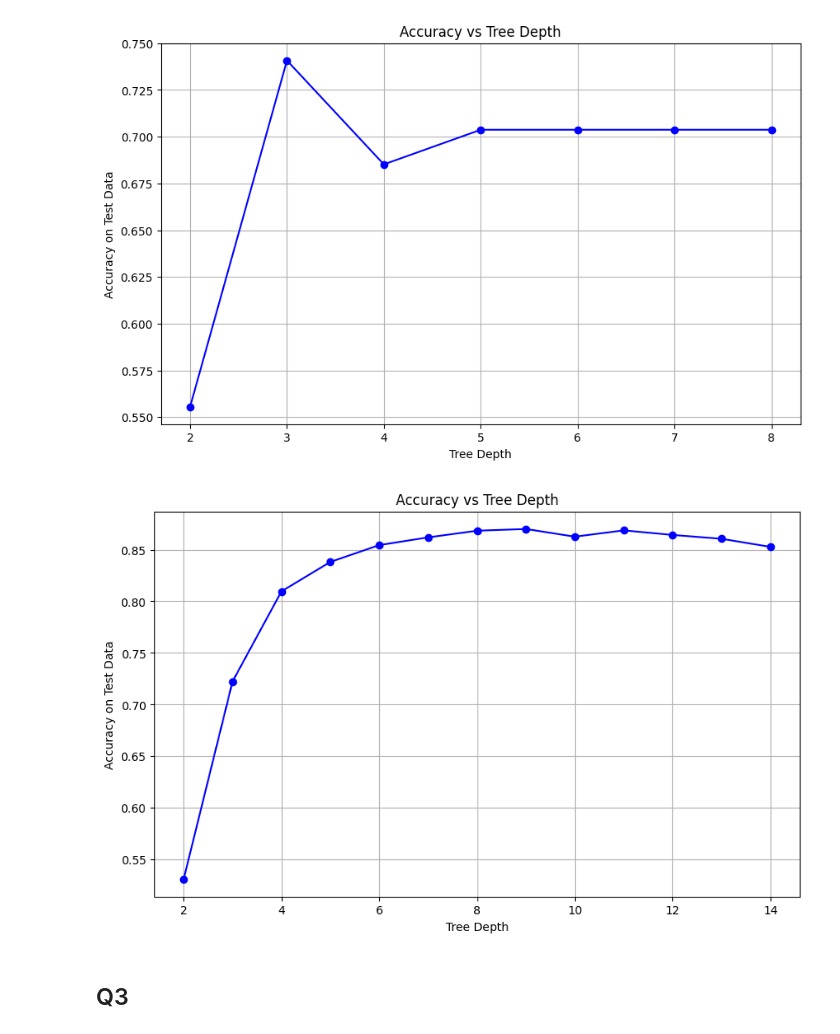
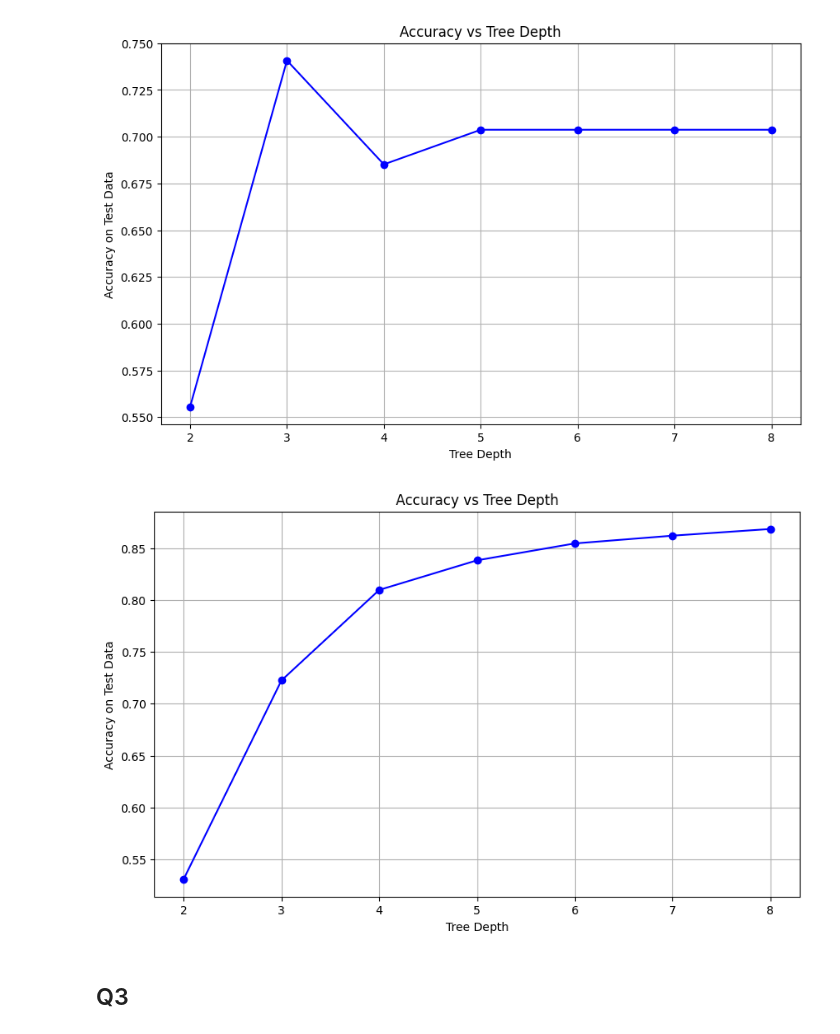
Before and after one commit to PankajGadhwal/ML-Projects, a Jupyter notebook: A1/HAR/Task2.ipynb, the cells around one changed output. Drawn from its saved outputs; the diff is of its cells as text; code cells hidden in the pictures.

```diff
--- a/A1/HAR/Task2.ipynb
+++ b/A1/HAR/Task2.ipynb
@@ -96,10 +96,10 @@ y_df_test = pd.read_csv('UCI HAR Dataset/test/y_test.txt', header=None, sep='\s+
 X_train_total_acc = np.sum(X_train**2, axis=2)
 X_test_total_acc = np.sum(X_test**2, axis=2)
 
-model = DecisionTreeClassifier(random_state=42)
-model.fit(X_train_total_acc, y_train)
+raw_model = DecisionTreeClassifier(random_state=42)
+raw_model.fit(X_train_total_acc, y_train)
 
-y_pred = model.predict(X_test_total_acc)
+y_pred = raw_model.predict(X_test_total_acc)
 
 accuracy = accuracy_score(y_test, y_pred)
 precision = precision_score(y_test, y_pred, average='weighted')
@@ -123,10 +126,10 @@ Recall: 0.65
 # %% [markdown]
 2. Train a decision tree model using the features obtained by TSFEL. Report the accuracy, precision, recall and confusion matrix of the model.
 # %%
-model = DecisionTreeClassifier(random_state=42)
-model.fit(X_tsfel_train, y_train)
+tsfel_model = DecisionTreeClassifier(random_state=42)
+tsfel_model.fit(X_tsfel_train, y_train)
 
-y_pred = model.predict(X_tsfel_test)
+y_pred = tsfel_model.predict(X_tsfel_test)
 
 accuracy = accuracy_score(y_test, y_pred)
 precision = precision_score(y_test, y_pred, average='weighted')
@@ -150,10 +156,10 @@ Recall: 0.70
 # %% [markdown]
 3. Train a decision tree model using the features provided in the dataset. Report the accuracy, precision, recall and confusion matrix of the model.
 # %%
-model = DecisionTreeClassifier(random_state=42)
-model.fit(X_df_train, y_df_train)
+feature_model = DecisionTreeClassifier(random_state=42)
+feature_model.fit(X_df_train, y_df_train)
 
-y_pred = model.predict(X_df_test)
+y_pred = feature_model.predict(X_df_test)
 
 accuracy = accuracy_score(y_df_test, y_pred)
 precision = precision_score(y_df_test, y_pred, average='weighted')
@@ -233,27 +242,27 @@ plt.show()
 # %% [output]
 [figure]
 # %%
-depths = range(2, 15)
+depths = range(2, 9)
 accuracies = []
 
 for depth in depths:
     model = DecisionTreeClassifier(max_depth=depth, random_state=42)
     model.fit(X_df_train, y_df_train)
 
     y_pred = model.predict(X_df_test)
 
     accuracy = accuracy_score(y_df_test, y_pred)
     accuracies.append(accuracy)
 
 plt.figure(figsize=(10, 6))
 plt.plot(depths, accuracies, marker='o', linestyle='-', color='b')
 plt.title('Accuracy vs Tree Depth')
 plt.xlabel('Tree Depth')
 plt.ylabel('Accuracy on Test Data')
 plt.grid(True)
 plt.show()
 # %% [output]
-[figure, old version]
+[figure, new version]
 # %% [markdown]
 ## Q3
 # %% [markdown]
```
Also changed, not shown: parts of 5 cells of this notebook, 4 other files.
